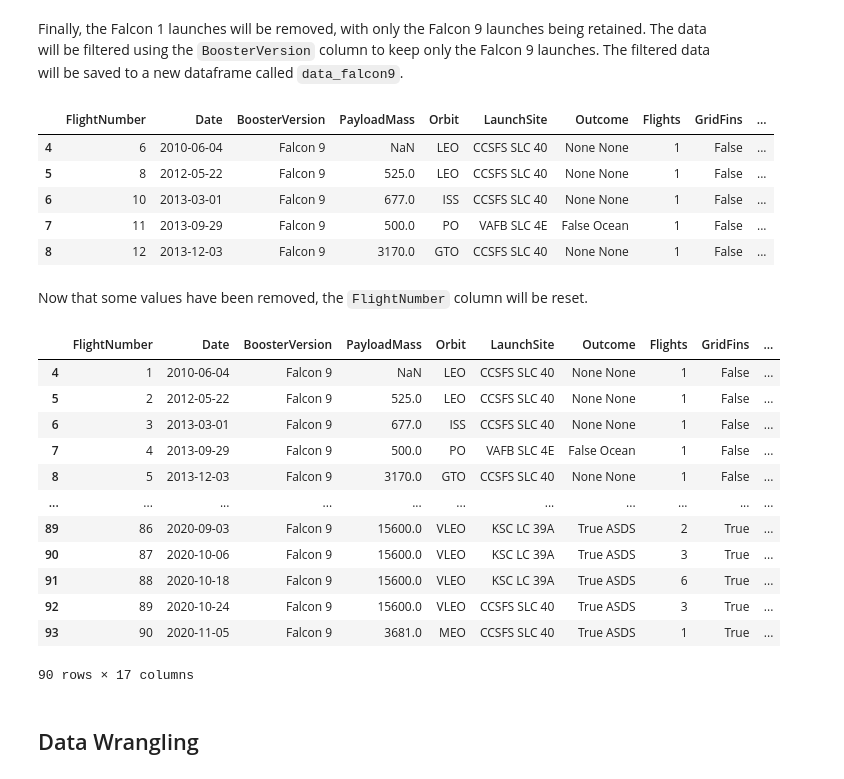
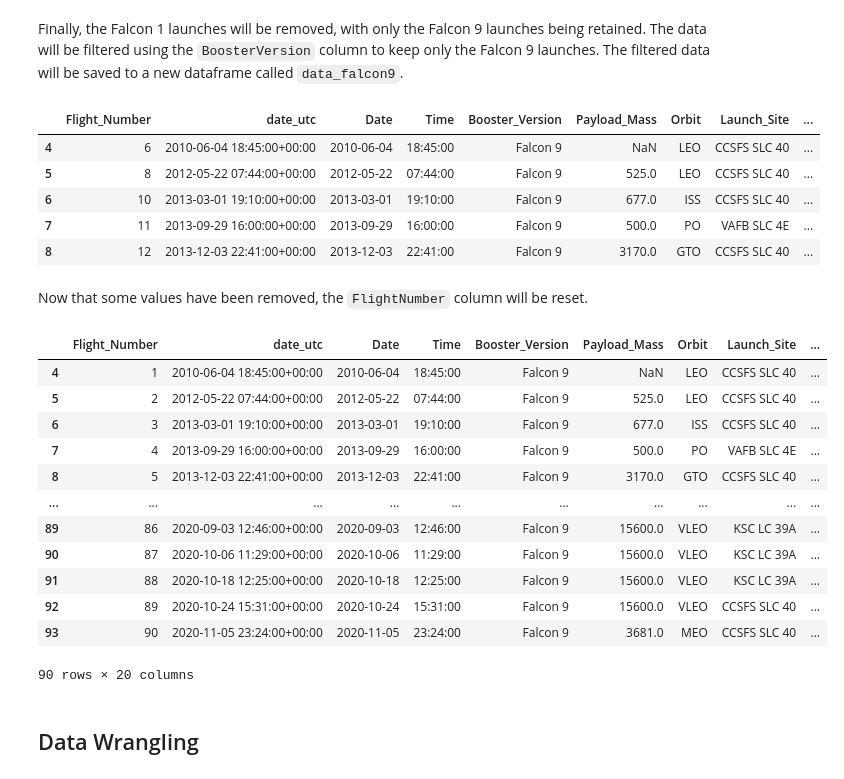
Before and after one commit to jgp-13/SpaceX_project, a Jupyter notebook: notebooks/Lab_1_Space_X_Data_API_Completed.ipynb, the cells around one changed output. Drawn from its saved outputs; the diff is of its cells as text; code cells hidden in the pictures.

```diff
--- a/notebooks/Lab_1_Space_X_Data_API_Completed.ipynb
+++ b/notebooks/Lab_1_Space_X_Data_API_Completed.ipynb
@@ -151,10 +152,13 @@ data['cores'] = data['cores'].map(lambda x : x[0])
 data['payloads'] = data['payloads'].map(lambda x : x[0])
 
 # Convert the date_utc to a datetime datatype and extract the date leaving the time
-data['date'] = pd.to_datetime(data['date_utc']).dt.date
+data['date_utc'] = pd.to_datetime(data['date_utc'])
+
+data['Date'] = data['date_utc'].dt.date
+data['Time'] = data['date_utc'].dt.time
 
 # Using the date, restrict the dates of the launches
-data = data[data['date'] <= datetime.date(2020, 11, 13)]
+data = data[data['date_utc'] <= pd.Timestamp('2020-11-13', tz='UTC')]
 # %% [markdown]
 - The booster name is to be learned from the `rocket`.
 
@@ -213,20 +216,23 @@ getCoreData(data)
 # %% [markdown]
 Finally, the dataset will be constructed using the data that has been obtained. The columns will be combined into a dictionary.
 # %%
-launch_dict = {'FlightNumber': list(data['flight_number']),
-'Date': list(data['date']),
-'BoosterVersion':BoosterVersion,
-'PayloadMass':PayloadMass,
+launch_dict = {'Flight_Number': list(data['flight_number']),
+'date_utc':list(data['date_utc']),
+'Date': list(data['Date']),
+'Time': list(data['Time']),
+'Booster_Version':BoosterVersion,
+'Payload_Mass':PayloadMass,
 'Orbit':Orbit,
-'LaunchSite':LaunchSite,
-'Outcome':Outcome,
+'Launch_Site':LaunchSite,
+'Mission_Outcome':Outcome,
 'Flights':Flights,
 'GridFins':GridFins,
 'Reused':Reused,
 'Legs':Legs,
-'LandingPad':LandingPad,
+'Customer':Customer,
+'Landing_Pad':LandingPad,
 'Block':Block,
-'ReusedCount':ReusedCount,
+'Reused_Count':ReusedCount,
 'Serial':Serial,
 'Longitude': Longitude,
 'Latitude': Latitude}
@@ -253,34 +264,34 @@ df.head()
 Finally, the Falcon 1 launches will be removed, with only the Falcon 9 launches being retained. The data will be filtered using the <code>BoosterVersion</code> column to keep only the Falcon 9 launches. The filtered data will be saved to a new dataframe called <code>data_falcon9</code>.
 # %%
 # Hint data['BoosterVersion']!='Falcon 1'
-data_falcon9 = df[df['BoosterVersion']!='Falcon 1']
+data_falcon9 = df[df['Booster_Version']!='Falcon 1']
 data_falcon9.head()
 # %% [output]
-|  | FlightNumber | Date | BoosterVersion | PayloadMass | Orbit | LaunchSite | Outcome | Flights | GridFins | ... |
-| 4 | 6 | 2010-06-04 | Falcon 9 | NaN | LEO | CCSFS SLC 40 | None None | 1 | False | ... |
-| 5 | 8 | 2012-05-22 | Falcon 9 | 525.0 | LEO | CCSFS SLC 40 | None None | 1 | False | ... |
-| 6 | 10 | 2013-03-01 | Falcon 9 | 677.0 | ISS | CCSFS SLC 40 | None None | 1 | False | ... |
-| 7 | 11 | 2013-09-29 | Falcon 9 | 500.0 | PO | VAFB SLC 4E | False Ocean | 1 | False | ... |
-| 8 | 12 | 2013-12-03 | Falcon 9 | 3170.0 | GTO | CCSFS SLC 40 | None None | 1 | False | ... |
+|  | Flight_Number | date_utc | Date | Time | Booster_Version | Payload_Mass | Orbit | Launch_Site | ... |
+| 4 | 6 | 2010-06-04 18:45:00+00:00 | 2010-06-04 | 18:45:00 | Falcon 9 | NaN | LEO | CCSFS SLC 40 | ... |
+| 5 | 8 | 2012-05-22 07:44:00+00:00 | 2012-05-22 | 07:44:00 | Falcon 9 | 525.0 | LEO | CCSFS SLC 40 | ... |
+| 6 | 10 | 2013-03-01 19:10:00+00:00 | 2013-03-01 | 19:10:00 | Falcon 9 | 677.0 | ISS | CCSFS SLC 40 | ... |
+| 7 | 11 | 2013-09-29 16:00:00+00:00 | 2013-09-29 | 16:00:00 | Falcon 9 | 500.0 | PO | VAFB SLC 4E | ... |
+| 8 | 12 | 2013-12-03 22:41:00+00:00 | 2013-12-03 | 22:41:00 | Falcon 9 | 3170.0 | GTO | CCSFS SLC 40 | ... |
 # %% [markdown]
 Now that some values have been removed, the `FlightNumber` column will be reset.
 # %%
-data_falcon9.loc[:,'FlightNumber'] = list(range(1, data_falcon9.shape[0]+1))
+data_falcon9.loc[:,'Flight_Number'] = list(range(1, data_falcon9.shape[0]+1))
 data_falcon9
 # %% [output]
-|  | FlightNumber | Date | BoosterVersion | PayloadMass | Orbit | LaunchSite | Outcome | Flights | GridFins | ... |
-| 4 | 1 | 2010-06-04 | Falcon 9 | NaN | LEO | CCSFS SLC 40 | None None | 1 | False | ... |
-| 5 | 2 | 2012-05-22 | Falcon 9 | 525.0 | LEO | CCSFS SLC 40 | None None | 1 | False | ... |
-| 6 | 3 | 2013-03-01 | Falcon 9 | 677.0 | ISS | CCSFS SLC 40 | None None | 1 | False | ... |
-| 7 | 4 | 2013-09-29 | Falcon 9 | 500.0 | PO | VAFB SLC 4E | False Ocean | 1 | False | ... |
-| 8 | 5 | 2013-12-03 | Falcon 9 | 3170.0 | GTO | CCSFS SLC 40 | None None | 1 | False | ... |
-| ... | ... | ... | ... | ... | ... | ... | ... | ... | ... | ... |
-| 89 | 86 | 2020-09-03 | Falcon 9 | 15600.0 | VLEO | KSC LC 39A | True ASDS | 2 | True | ... |
-| 90 | 87 | 2020-10-06 | Falcon 9 | 15600.0 | VLEO | KSC LC 39A | True ASDS | 3 | True | ... |
-| 91 | 88 | 2020-10-18 | Falcon 9 | 15600.0 | VLEO | KSC LC 39A | True ASDS | 6 | True | ... |
-| 92 | 89 | 2020-10-24 | Falcon 9 | 15600.0 | VLEO | CCSFS SLC 40 | True ASDS | 3 | True | ... |
-| 93 | 90 | 2020-11-05 | Falcon 9 | 3681.0 | MEO | CCSFS SLC 40 | True ASDS | 1 | True | ... |
+|  | Flight_Number | date_utc | Date | Time | Booster_Version | Payload_Mass | Orbit | Launch_Site | ... |
+| 4 | 1 | 2010-06-04 18:45:00+00:00 | 2010-06-04 | 18:45:00 | Falcon 9 | NaN | LEO | CCSFS SLC 40 | ... |
+| 5 | 2 | 2012-05-22 07:44:00+00:00 | 2012-05-22 | 07:44:00 | Falcon 9 | 525.0 | LEO | CCSFS SLC 40 | ... |
+| 6 | 3 | 2013-03-01 19:10:00+00:00 | 2013-03-01 | 19:10:00 | Falcon 9 | 677.0 | ISS | CCSFS SLC 40 | ... |
+| 7 | 4 | 2013-09-29 16:00:00+00:00 | 2013-09-29 | 16:00:00 | Falcon 9 | 500.0 | PO | VAFB SLC 4E | ... |
+| 8 | 5 | 2013-12-03 22:41:00+00:00 | 2013-12-03 | 22:41:00 | Falcon 9 | 3170.0 | GTO | CCSFS SLC 40 | ... |
+| ... | ... | ... | ... | ... | ... | ... | ... | ... | ... |
+| 89 | 86 | 2020-09-03 12:46:00+00:00 | 2020-09-03 | 12:46:00 | Falcon 9 | 15600.0 | VLEO | KSC LC 39A | ... |
+| 90 | 87 | 2020-10-06 11:29:00+00:00 | 2020-10-06 | 11:29:00 | Falcon 9 | 15600.0 | VLEO | KSC LC 39A | ... |
+| 91 | 88 | 2020-10-18 12:25:00+00:00 | 2020-10-18 | 12:25:00 | Falcon 9 | 15600.0 | VLEO | KSC LC 39A | ... |
+| 92 | 89 | 2020-10-24 15:31:00+00:00 | 2020-10-24 | 15:31:00 | Falcon 9 | 15600.0 | VLEO | CCSFS SLC 40 | ... |
+| 93 | 90 | 2020-11-05 23:24:00+00:00 | 2020-11-05 | 23:24:00 | Falcon 9 | 3681.0 | MEO | CCSFS SLC 40 | ... |
-90 rows × 17 columns
+90 rows × 20 columns
 # %% [markdown]
 ## Data Wrangling
 # %% [markdown]
```
Also changed, not shown: parts of 7 cells of this notebook, 10 other files.
